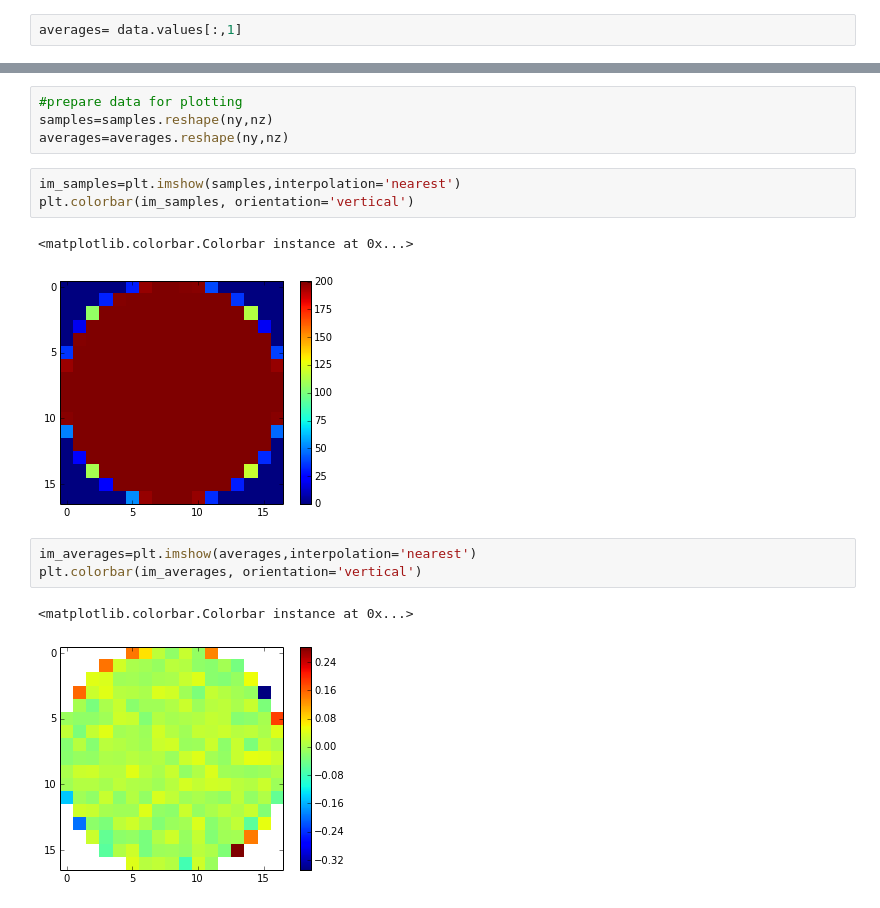
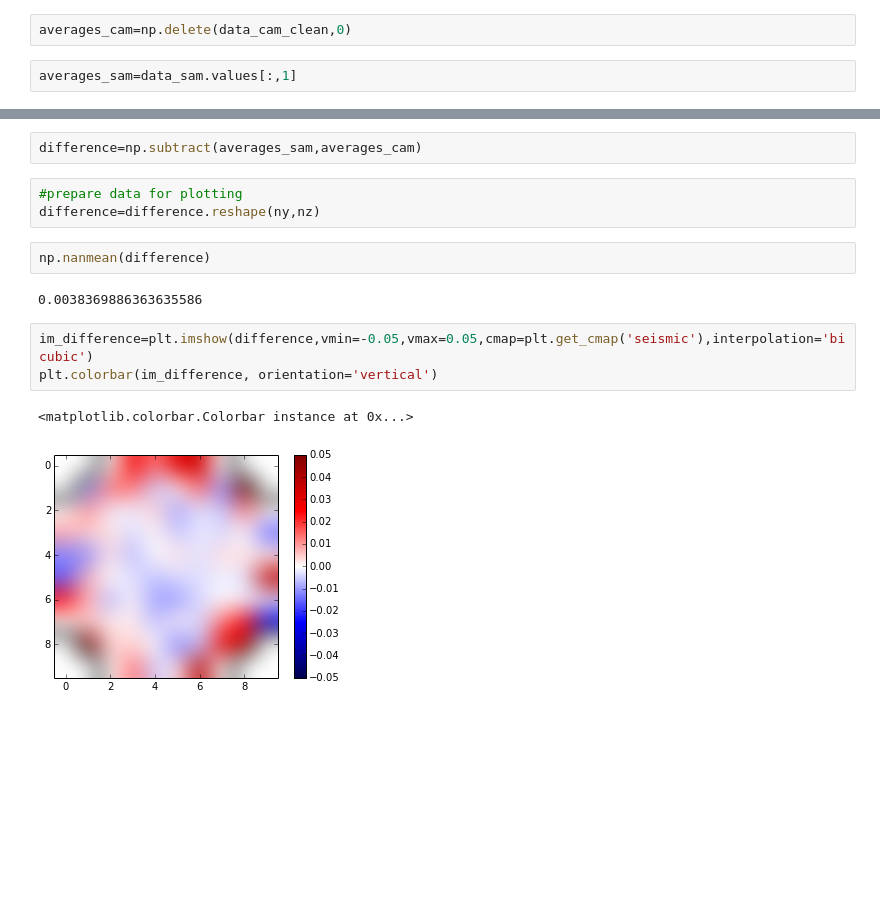
Before and after one commit to leogargu/mpcSim, a Jupyter notebook: visualization/python/python_pandas.ipynb, the cells around one changed output, grey strips where cells are left out. Cells and saved outputs as stored; diff of their text form; blank space fills up the shorter version.

Commit message:
Wrote a python script that substracts the CAM average from the SAM average, and plots the difference with a shifted color bar, along with SAM and CAM averaged data with same color bar scale.

```diff
--- a/visualization/python/python_pandas.ipynb
+++ b/visualization/python/python_pandas.ipynb
@@ -31,4 +29,6 @@ samples=data.values[:,0]
+# %%
+averages_cam=np.delete(data_cam_clean,0)
 # %%
-averages= data.values[:,1]
+averages_sam=data_sam.values[:,1]
 # %%
 #Let's look at the samples statistics first
@@ -61,16 +55,15 @@ Minimum number of samples used:  20
+# %%
+difference=np.subtract(averages_sam,averages_cam)
 # %%
 #prepare data for plotting
-samples=samples.reshape(ny,nz)
-averages=averages.reshape(ny,nz)
+difference=difference.reshape(ny,nz)
-# %%
-im_samples=plt.imshow(samples,interpolation='nearest')
-plt.colorbar(im_samples, orientation='vertical')
-# %% [output]
-<matplotlib.colorbar.Colorbar instance at 0x...>
-[figure, removed]
-# %%
-im_averages=plt.imshow(averages,interpolation='nearest')
-plt.colorbar(im_averages, orientation='vertical')
-# %% [output]
-<matplotlib.colorbar.Colorbar instance at 0x...>
-[figure, removed]
+# %%
+np.nanmean(difference)
+# %% [output]
+0.0038369886363635586
+# %%
+im_difference=plt.imshow(difference,vmin=-0.05,vmax=0.05,cmap=plt.get_cmap('seismic'),interpolation='bicubic')
+plt.colorbar(im_difference, orientation='vertical')
+# %% [output]
+<matplotlib.colorbar.Colorbar instance at 0x...>
+[figure, added]
```
Also changed, not shown: parts of 5 cells of this notebook, 1 other file.
